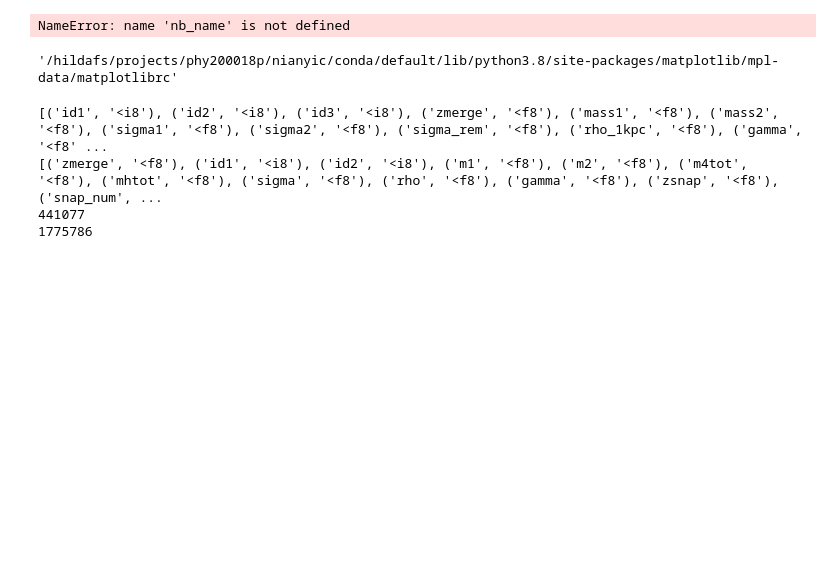
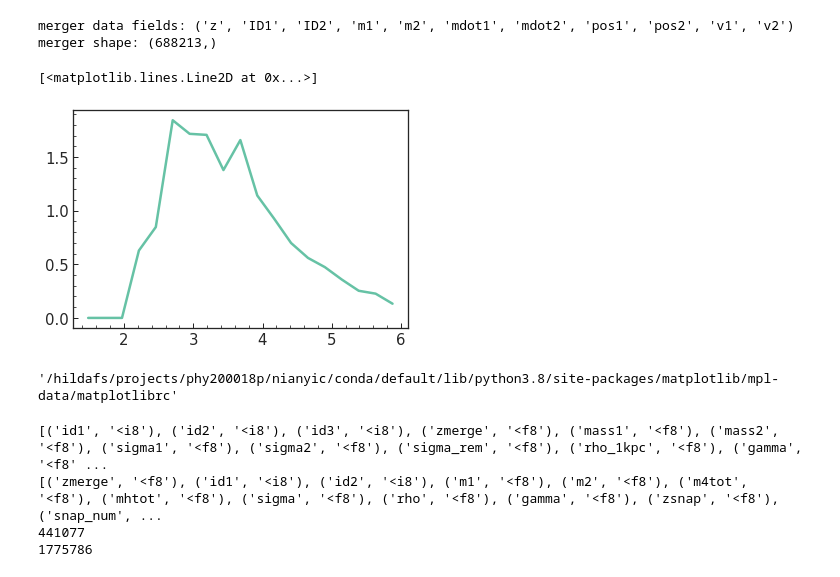
Before and after one commit to nianyic7/AstridData, a Jupyter notebook: merger_catalog/merger_data_inspection.ipynb, the cells around one changed output. Drawn from its saved outputs; the diff is of its cells as text; code cells hidden in the pictures; blank space fills up the shorter version.

```diff
--- a/merger_catalog/merger_data_inspection.ipynb
+++ b/merger_catalog/merger_data_inspection.ipynb
@@ -26,6 +18,15 @@ from numpy.linalg import norm
-# %%
-import os
-nb_full_path = os.path.join(os.getcwd(), nb_name)
-print(nb_full_path)
-# %% [output]
-NameError: name 'nb_name' is not defined
+# %%
+merger_root = "/hildafs/datasets/Asterix/BH-mergers"
+merger_files = glob.glob(merger_root + "/bh-merger-extended*.npy")
+merger_files.sort()
+
+mergers = []
+for file in merger_files:
+    mergers.append(np.load(file))
+mergers = np.concatenate(mergers)
+
+print("merger data fields:", mergers.dtype.names)
+print("merger shape:", mergers.shape)
+# %% [output]
+merger data fields: ('z', 'ID1', 'ID2', 'm1', 'm2', 'mdot1', 'mdot2', 'pos1', 'pos2', 'v1', 'v2')
+merger shape: (688213,)
@@ -32,3 +81,19 @@ NameError: name 'nb_name' is not defined
+# %%
+vsim = 250**3
+zbin = np.linspace(1.36,6,20)
+dz = zbin[1:] - zbin[:-1]
+zc = 0.5*(zbin[1:]+zbin[:-1])
+rc = np.array([cosmo.comovingDistance(0.,zz) for zz in zc])
+
+n0,e0 = np.histogram(np.concatenate([mergers['z']]),bins=zbin)
+
+rate0 = n0/dz/vsim*4*np.pi*rc**2*c_Mpc_yr
+
+plt.plot(zc, rate0)
+# plt.yscale('log')
+# %% [output]
+[<matplotlib.lines.Line2D at 0x...>]
+[figure, added]
 # %%
 import matplotlib
 matplotlib.matplotlib_fname()
```
Also changed, not shown: parts of 2 cells of this notebook, 1 other file.
